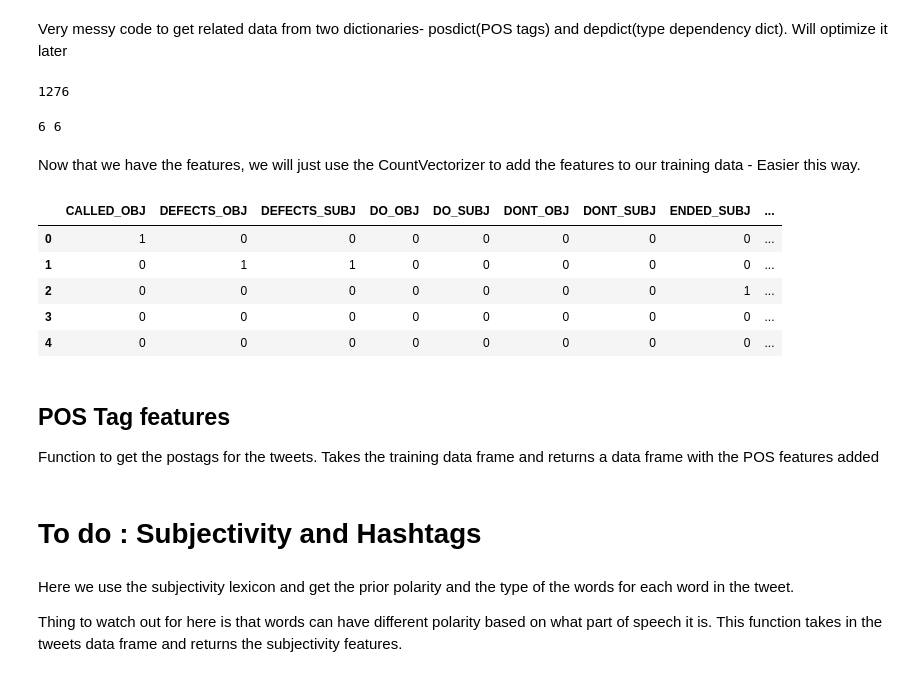
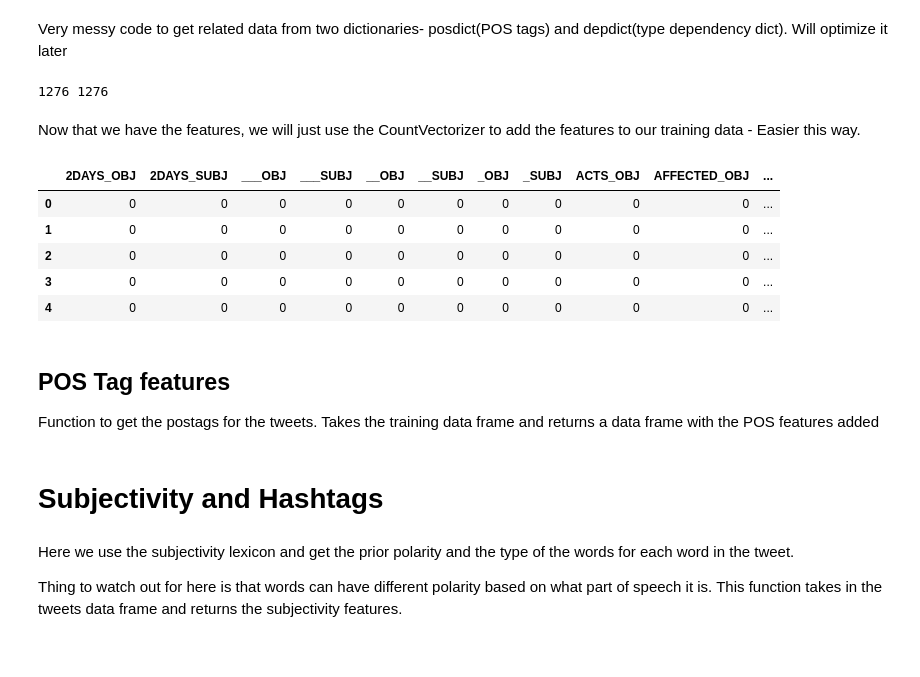
Before and after one commit to gautamborgohain/DataScience, a Jupyter notebook: Twitter_target_dependent_SA/InProgress_Sentiment_Analysis.ipynb, the cells around one changed output. Drawn from its saved outputs; the diff is of its cells as text; code cells hidden in the pictures.

```diff
--- a/Twitter_target_dependent_SA/InProgress_Sentiment_Analysis.ipynb
+++ b/Twitter_target_dependent_SA/InProgress_Sentiment_Analysis.ipynb
@@ -147,14 +153,11 @@ def getBOWFeatures(frame):
 Commented out the lines for checking target as the dependent
 # %% [markdown]
 Very messy code to get related data from two dictionaries- posdict(POS tags) and depdict(type dependency dict). Will optimize it later
-# %%
-len(data_unlab_copy)
-# %% [output]
-1276
 # %%
 targets = ['SMRT','smrt','smrt_singapore','SMRT_SINGAPORE','train','mrt','TARGET','people','iPhone']
 dependency_feats = []
-for tweet in data_unlab_copy['Tweet'][5:11]:
+for tweet in data_unlab_copy['Tweet']:
+    tweet = tweet.encode('utf-8')
     output = nlp.annotate(tweet, properties={
         'annotators': 'parse,relation',
         'outputFormat': 'json'
@@ -199,9 +202,9 @@ for tweet in data_unlab_copy['Tweet'][5:11]:
 
 
     dependency_feats.append(' '.join(features))
-print(len(dependency_feats), len(data_unlab_copy[5:11]))
+print(len(dependency_feats), len(data_unlab_copy))
 # %% [output]
-6 6
+1276 1276
 # %% [markdown]
 Now that we have the features, we will just use the CountVectorizer to add the features to our training data - Easier this way.
 # %%
@@ -212,15 +215,16 @@ def getFeatureDF(feature_list):
     columns = [word.upper() for word in columns]  # uppercasing to avoid conflict of in and other words
     df = pd.DataFrame(data=docmatrix, columns=columns)
     return df
-df = getFeatureDF(dependency_feats)
-df.head()
-# %% [output]
-|  | CALLED_OBJ | DEFECTS_OBJ | DEFECTS_SUBJ | DO_OBJ | DO_SUBJ | DONT_OBJ | DONT_SUBJ | ENDED_SUBJ | ... |
-| 0 | 1 | 0 | 0 | 0 | 0 | 0 | 0 | 0 | ... |
-| 1 | 0 | 1 | 1 | 0 | 0 | 0 | 0 | 0 | ... |
-| 2 | 0 | 0 | 0 | 0 | 0 | 0 | 0 | 1 | ... |
-| 3 | 0 | 0 | 0 | 0 | 0 | 0 | 0 | 0 | ... |
-| 4 | 0 | 0 | 0 | 0 | 0 | 0 | 0 | 0 | ... |
+# %%
+dep_feats = getFeatureDF(dependency_feats)
+dep_feats.head()
+# %% [output]
+|  | 2DAYS_OBJ | 2DAYS_SUBJ | ___OBJ | ___SUBJ | __OBJ | __SUBJ | _OBJ | _SUBJ | ACTS_OBJ | AFFECTED_OBJ | ... |
+| 0 | 0 | 0 | 0 | 0 | 0 | 0 | 0 | 0 | 0 | 0 | ... |
+| 1 | 0 | 0 | 0 | 0 | 0 | 0 | 0 | 0 | 0 | 0 | ... |
+| 2 | 0 | 0 | 0 | 0 | 0 | 0 | 0 | 0 | 0 | 0 | ... |
+| 3 | 0 | 0 | 0 | 0 | 0 | 0 | 0 | 0 | 0 | 0 | ... |
+| 4 | 0 | 0 | 0 | 0 | 0 | 0 | 0 | 0 | 0 | 0 | ... |
 # %% [markdown]
 ## POS Tag features
 
@@ -246,7 +250,7 @@ def getPOStagfeatures(frame):
     print('Completed POS tagging')
     return df
 # %% [markdown]
-# To do :  Subjectivity and Hashtags
+# Subjectivity and Hashtags
 # %% [markdown]
 Here we use the subjectivity lexicon and get the prior polarity and the type of the words for each word in the tweet.
 
```
Also changed, not shown: parts of 15 cells of this notebook, 1 other file.
